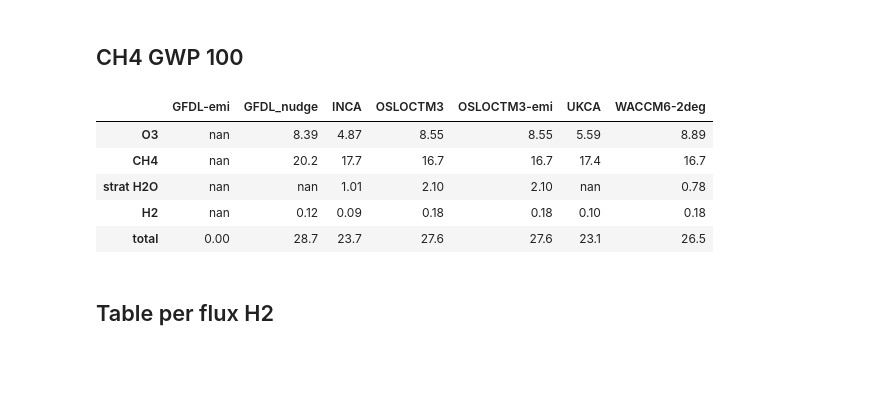
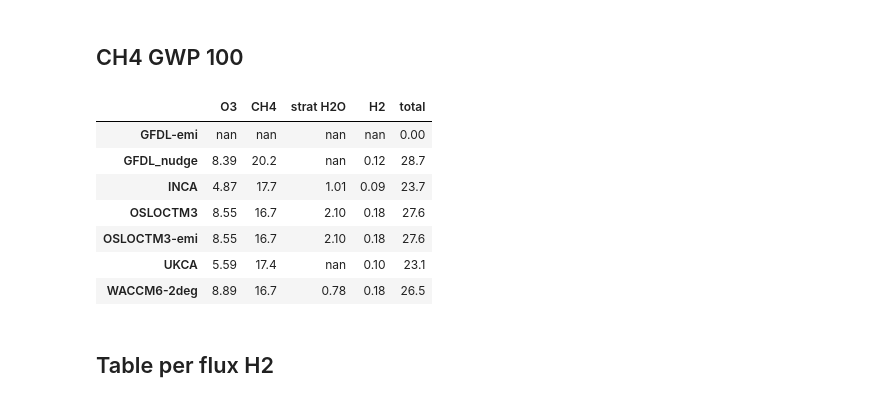
Before and after one commit to ciceroOslo/Hydrogen_GWP, a Jupyter notebook: GWP_notebook.ipynb, the cells around one changed output. Cells and saved outputs as stored; diff of their text form; code cells hidden in the pictures; blank space fills up the shorter version.

```diff
--- a/GWP_notebook.ipynb
+++ b/GWP_notebook.ipynb
@@ -83,7 +83,7 @@ spec_rf_ch4 = 0.44300
 # %%
 adjust_drydep = False
 if(adjust_drydep):
-    drydep = 50.0
+    drydep = 90.0
     outputpath = outputpath + 'drydep_'+ f'{drydep:.0f}_'
 # %% [markdown]
 # Part I: Read model results
@@ -763,15 +781,17 @@ See the caveats in the documentation: http://pandas.pydata.org/pandas-docs/stabl
 # %%
 df_ch4_gwp = df_ch4_gwp[sorted(df_ch4_gwp.columns)]
 df_ch4_gwp.to_csv(outputpath + 'table_ch4_gwp.csv')
 df_ch4_gwp.loc['total']=df_ch4_gwp.sum()
-df_ch4_gwp
+df_ch4_gwp.T
 # %% [output]
-|  | GFDL-emi | GFDL_nudge | INCA | OSLOCTM3 | OSLOCTM3-emi | UKCA | WACCM6-2deg |
-| O3 | nan | 8.39 | 4.87 | 8.55 | 8.55 | 5.59 | 8.89 |
-| CH4 | nan | 20.2 | 17.7 | 16.7 | 16.7 | 17.4 | 16.7 |
-| strat H2O | nan | nan | 1.01 | 2.10 | 2.10 | nan | 0.78 |
-| H2 | nan | 0.12 | 0.09 | 0.18 | 0.18 | 0.10 | 0.18 |
-| total | 0.00 | 28.7 | 23.7 | 27.6 | 27.6 | 23.1 | 26.5 |
+|  | O3 | CH4 | strat H2O | H2 | total |
+| GFDL-emi | nan | nan | nan | nan | 0.00 |
+| GFDL_nudge | 8.39 | 20.2 | nan | 0.12 | 28.7 |
+| INCA | 4.87 | 17.7 | 1.01 | 0.09 | 23.7 |
+| OSLOCTM3 | 8.55 | 16.7 | 2.10 | 0.18 | 27.6 |
+| OSLOCTM3-emi | 8.55 | 16.7 | 2.10 | 0.18 | 27.6 |
+| UKCA | 5.59 | 17.4 | nan | 0.10 | 23.1 |
+| WACCM6-2deg | 8.89 | 16.7 | 0.78 | 0.18 | 26.5 |
 # %% [markdown]
 ## Table per flux H2
 # %%
```
Also changed, not shown: parts of 25 cells of this notebook, 16 other files.
